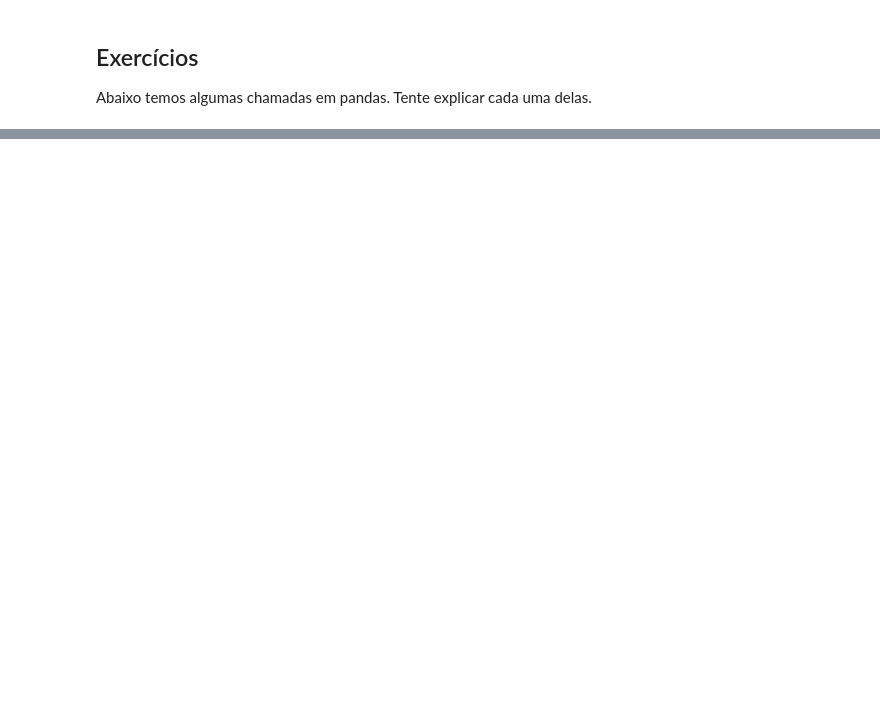
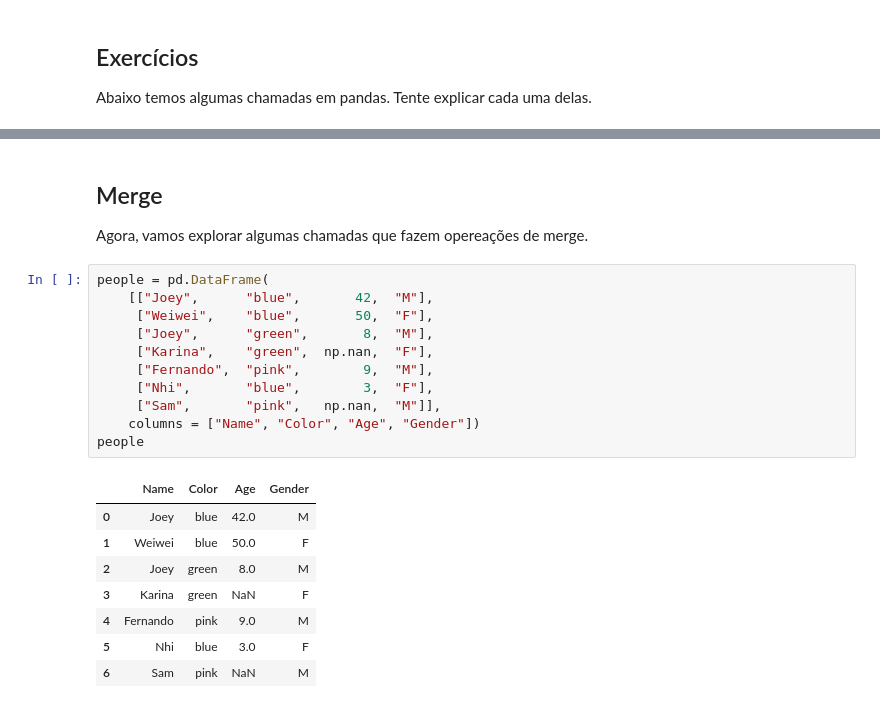
Before and after one commit to icd-ufmg/icd-ufmg.github.io, a Jupyter notebook: _lessons/tabelas/tabelas.ipynb, the cells around one changed output, grey strips where cells are left out. Cells and saved outputs as stored; diff of their text form; blank space fills up the shorter version.

```diff
--- a/_lessons/tabelas/tabelas.ipynb
+++ b/_lessons/tabelas/tabelas.ipynb
@@ -553,0 +619,24 @@ df[['TEAM', 'SALARY']].groupby('TEAM').mean().sort_values('SALARY')
+# %% [markdown]
+## Merge
+
+Agora, vamos explorar algumas chamadas que fazem opereações de merge.
+# %%
+people = pd.DataFrame(
+    [["Joey",      "blue",       42,  "M"],
+     ["Weiwei",    "blue",       50,  "F"],
+     ["Joey",      "green",       8,  "M"],
+     ["Karina",    "green",  np.nan,  "F"],
+     ["Fernando",  "pink",        9,  "M"],
+     ["Nhi",       "blue",        3,  "F"],
+     ["Sam",       "pink",   np.nan,  "M"]],
+    columns = ["Name", "Color", "Age", "Gender"])
+people
+# %% [output]
+|  | Name | Color | Age | Gender |
+| 0 | Joey | blue | 42.0 | M |
+| 1 | Weiwei | blue | 50.0 | F |
+| 2 | Joey | green | 8.0 | M |
+| 3 | Karina | green | NaN | F |
+| 4 | Fernando | pink | 9.0 | M |
+| 5 | Nhi | blue | 3.0 | F |
+| 6 | Sam | pink | NaN | M |
```
Also changed, not shown: parts of 20 cells of this notebook, 7 other files.
